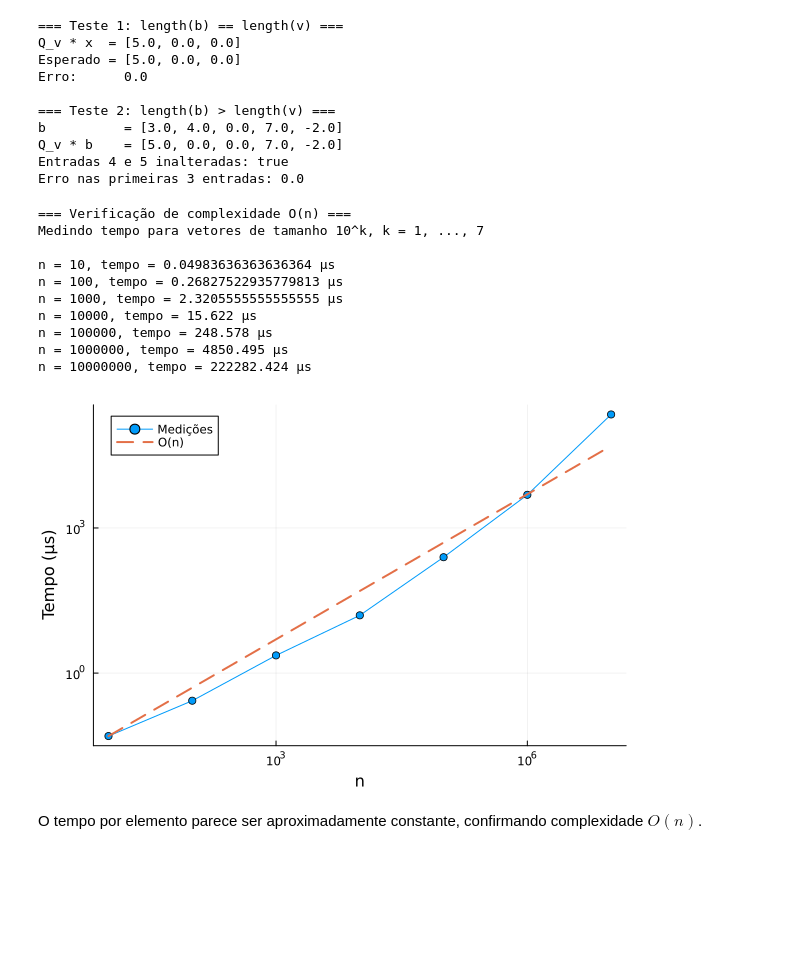
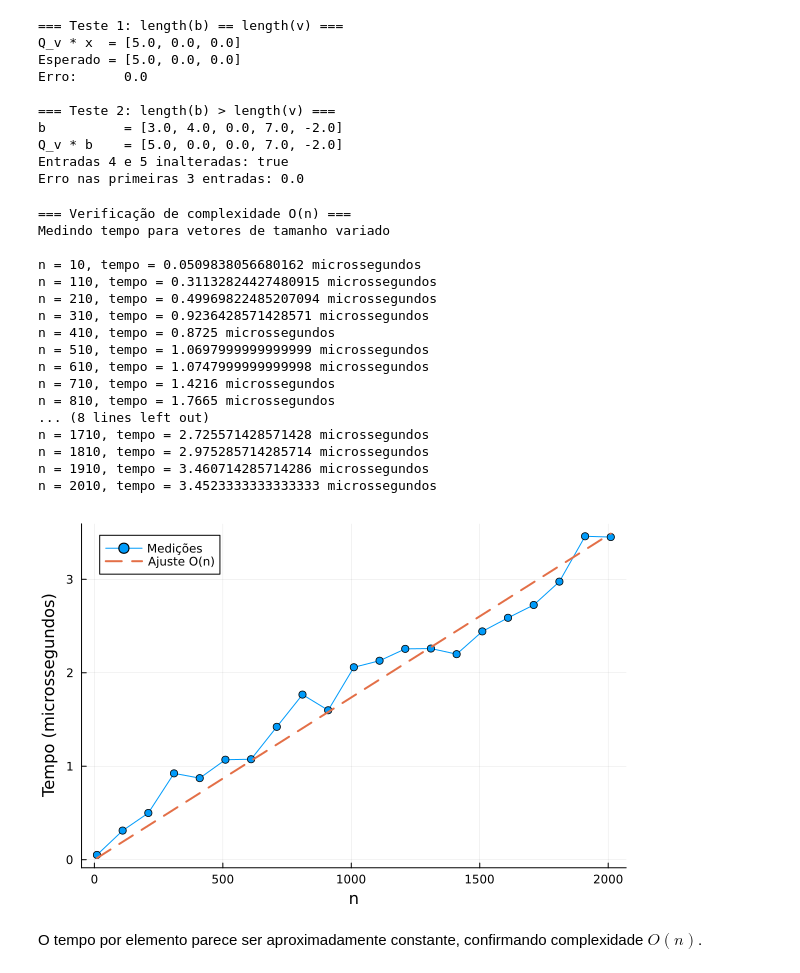
Before and after one commit to Jose-Pedro-Dresch/aln_pjt4_refletores, a Jupyter notebook: Projeto4_Questao2.ipynb, the cells around one changed output. Drawn from its saved outputs; the diff is of its cells as text; code cells hidden in the pictures; blank space fills up the shorter version.

```diff
--- a/Projeto4_Questao2.ipynb
+++ b/Projeto4_Questao2.ipynb
@@ -47,3 +47,25 @@ apply_reflector (generic function with 1 method)
 ### Verificações
 
 Para um vetor $x$ de mesma dimensão que $v$, esperamos $Q_v x = \|x\| e_1$ (por construção do refletor). Para um vetor $b$ de dimensão maior, o refletor age apenas nas primeiras `length(v)` entradas, zerando-as abaixo da primeira.
+# %%
+# Reutilizamos reflector(x) da Questão 1
+function reflector(x)
+    n = length(x)
+    nrmx = norm(x)
+    v = copy(x)
+
+    if x[1] > 0
+        nrmy2 = sum(x[i]^2 for i in 2:n)
+        # Fórmula estável para v[1] quando x[1] > 0 (item g da 1):
+        # v[1] = x[1] - ||x|| sofre cancelamento numérico quando x ~= ||x||e_1.
+        # Usando a identidade (x[1] - ||x||)(x[1] + ||x||) = -||y||^2,
+        # reescrevemos: v[1] = -||y||^2 / (x[1] + ||x||), sem cancelamento.
+        v[1] = -nrmy2 / (x[1] + nrmx)
+        beta  = (nrmx + x[1]) / (nrmx * nrmy2)
+    else
+        v[1] -= nrmx  # x[1] <= 0: sem cancelamento, pois x[1] e -||x|| têm mesmo sinal
+        beta  = one(eltype(v)) / (nrmx * (-v[1]))
+    end
+
+    return v, beta
+end
@@ -101,56 +107,61 @@ Erro nas primeiras 3 entradas: 0.0
 # %%
 # --- Verificação de complexidade O(n) ---
 println("=== Verificação de complexidade O(n) ===")
-println("Medindo tempo para vetores de tamanho 10^k, k = 1, ..., 7")
+println("Medindo tempo para vetores de tamanho variado")
 println()
 
 using BenchmarkTools
 using Plots
 
 ns = Int[]
 times = Float64[]
 
-for k in 1:7
-    n = 10^k
+for n in 10^1:10^2:2010
     x = randn(n)
     v, beta = reflector(x)
     b = randn(n)
 
     t = @belapsed apply_reflector($v, $beta, $b)
 
     push!(ns, n)
     push!(times, t)
 
-    println("n = $n, tempo = $(t*1e6) μs")
+    println("n = $n, tempo = $(t*1e6) microssegundos")
 end
 
-ref = times[1] .* (ns ./ ns[1])
+c = sum(ns .* times) / sum(ns .^ 2)
+ref = c .* ns
 
 plot(ns, times .* 1e6,
      marker = :circle,
      label = "Medições",
-     xscale = :log10,
-     yscale = :log10,
      xlabel = "n",
-     ylabel = "Tempo (μs)",
+     ylabel = "Tempo (microssegundos)",
      legend = :topleft)
 
 plot!(ns, ref .* 1e6,
       linestyle = :dash,
       linewidth = 2,
-      label = "O(n)")
+      label = "Ajuste O(n)")
 # %% [output]
 === Verificação de complexidade O(n) ===
-Medindo tempo para vetores de tamanho 10^k, k = 1, ..., 7
+Medindo tempo para vetores de tamanho variado
 
-n = 10, tempo = 0.04983636363636364 μs
-n = 100, tempo = 0.26827522935779813 μs
-n = 1000, tempo = 2.3205555555555555 μs
-n = 10000, tempo = 15.622 μs
-n = 100000, tempo = 248.578 μs
-n = 1000000, tempo = 4850.495 μs
-n = 10000000, tempo = 222282.424 μs
+n = 10, tempo = 0.0509838056680162 microssegundos
+n = 110, tempo = 0.31132824427480915 microssegundos
+n = 210, tempo = 0.49969822485207094 microssegundos
+n = 310, tempo = 0.9236428571428571 microssegundos
+n = 410, tempo = 0.8725 microssegundos
+n = 510, tempo = 1.0697999999999999 microssegundos
+n = 610, tempo = 1.0747999999999998 microssegundos
+n = 710, tempo = 1.4216 microssegundos
+n = 810, tempo = 1.7665 microssegundos
+... (8 lines left out)
+n = 1710, tempo = 2.725571428571428 microssegundos
+n = 1810, tempo = 2.975285714285714 microssegundos
+n = 1910, tempo = 3.460714285714286 microssegundos
+n = 2010, tempo = 3.4523333333333333 microssegundos
-[figure, old version]
+[figure, new version]
 # %% [markdown]
 O tempo por elemento parece ser aproximadamente constante, confirmando complexidade $O(n)$.
 # %% [markdown]
```
Also changed, not shown: parts of 10 cells of this notebook, 2 other files.
